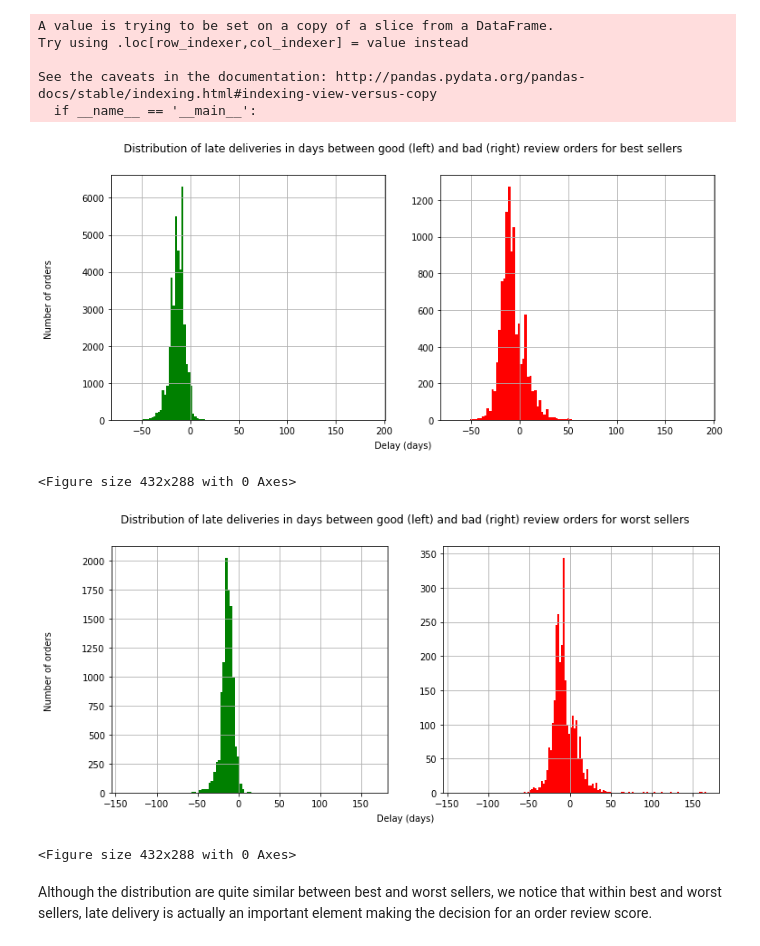
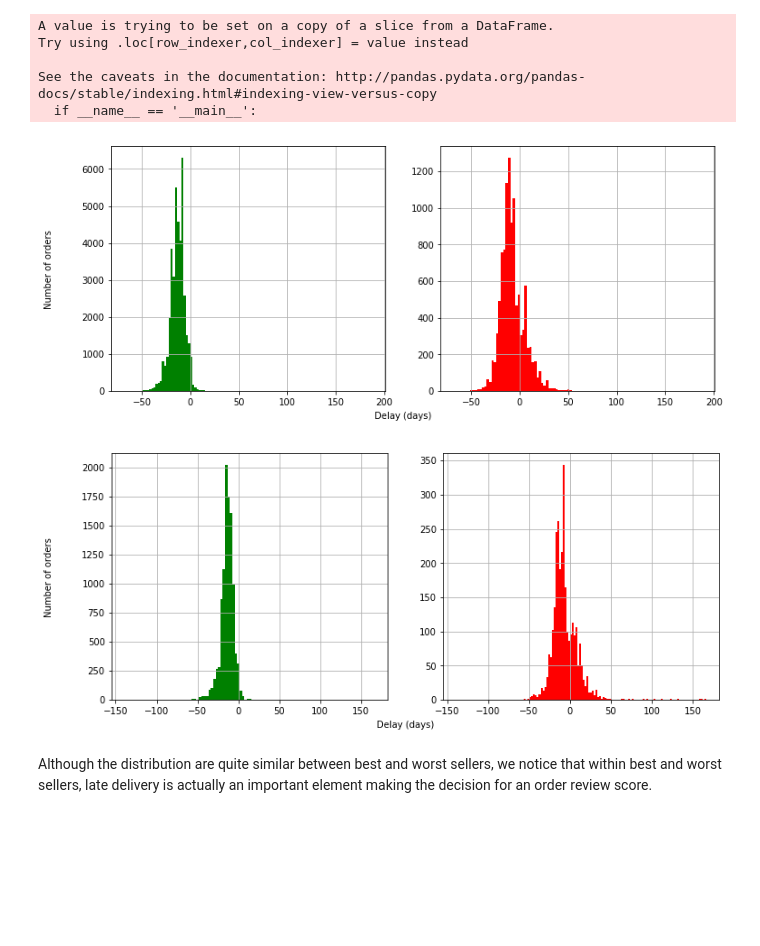
Before and after one commit to Mortiniera/brazilian-e-commerce, a Jupyter notebook: Sellers_RFM_analysis.ipynb, the cells around one changed output. Cells and saved outputs as stored; diff of their text form; code cells hidden in the pictures; blank space fills up the shorter version.

```diff
--- a/Final_Code/Sellers_RFM_analysis.ipynb
+++ b/Sellers_RFM_analysis.ipynb
@@ -10,7 +10,7 @@ from googletrans import Translator
 from tqdm import tqdm
 import datetime
 # %%
-orders = pd.read_csv('../Data/Processed/orders.csv', encoding='utf-8')
+orders = pd.read_csv('Data/Processed/orders.csv', encoding='utf-8')
 # %%
 orders.head()
 # %% [output]
@@ -356,33 +356,31 @@ See the caveats in the documentation: http://pandas.pydata.org/pandas-docs/stabl
 # %%
 dims = (12, 5)
 fig, ax =plt.subplots(1,2,figsize=dims, sharex=True)
 fig.text(0.5, 0.04, 'Delay (days)', ha='center')
 fig.text(0.04, 0.5, 'Number of orders', va='center', rotation='vertical')
 
-fig.suptitle('Distribution of late deliveries in days between good (left) and bad (right) review orders for best sellers')
+#fig.suptitle('Distribution of late deliveries in days between good (left) and bad (right) review orders for best sellers')
 
 best_sellers[best_sellers['review_score'] >= 4].late_delivery.hist(bins=100, ax=ax[0], color = "green", lw=0)
 best_sellers[best_sellers['review_score'] < 4].late_delivery.hist(bins=100, ax=ax[1], color = "red", lw=0)
+plt.savefig(fname='late_deliveries_best_sellers.eps',format='eps')
 plt.show()
-plt.savefig(fname='late_deliveries_best_sellers.eps',format='eps')
 # %% [output]
-[figure, old version]
+[figure, new version]
-<Figure size 432x288 with 0 Axes>
 # %%
 dims = (12, 5)
 fig, ax =plt.subplots(1,2,figsize=dims, sharex=True)
 fig.text(0.5, 0.04, 'Delay (days)', ha='center')
 fig.text(0.04, 0.5, 'Number of orders', va='center', rotation='vertical')
 
-fig.suptitle('Distribution of late deliveries in days between good (left) and bad (right) review orders for worst sellers')
+#fig.suptitle('Distribution of late deliveries in days between good (left) and bad (right) review orders for worst sellers')
 
 worst_sellers[worst_sellers['review_score'] >= 4].late_delivery.hist(bins=100, ax=ax[0], color = "green", lw=0)
 worst_sellers[worst_sellers['review_score'] < 4].late_delivery.hist(bins=100, ax=ax[1], color = "red", lw=0)
+plt.savefig(fname='late_deliveries_worst_sellers.eps',format='eps')
 plt.show()
-plt.savefig(fname='late_deliveries_worst_sellers.eps',format='eps')
 # %% [output]
-[figure, old version]
+[figure, new version]
-<Figure size 432x288 with 0 Axes>
 # %% [markdown]
 Although the distribution are quite similar between best and worst sellers, we notice that within best and worst sellers, late delivery is actually an important element making the decision for an order review score.
 # %% [markdown]
```
Also changed, not shown: parts of 1 cell of this notebook, 21 other files.
